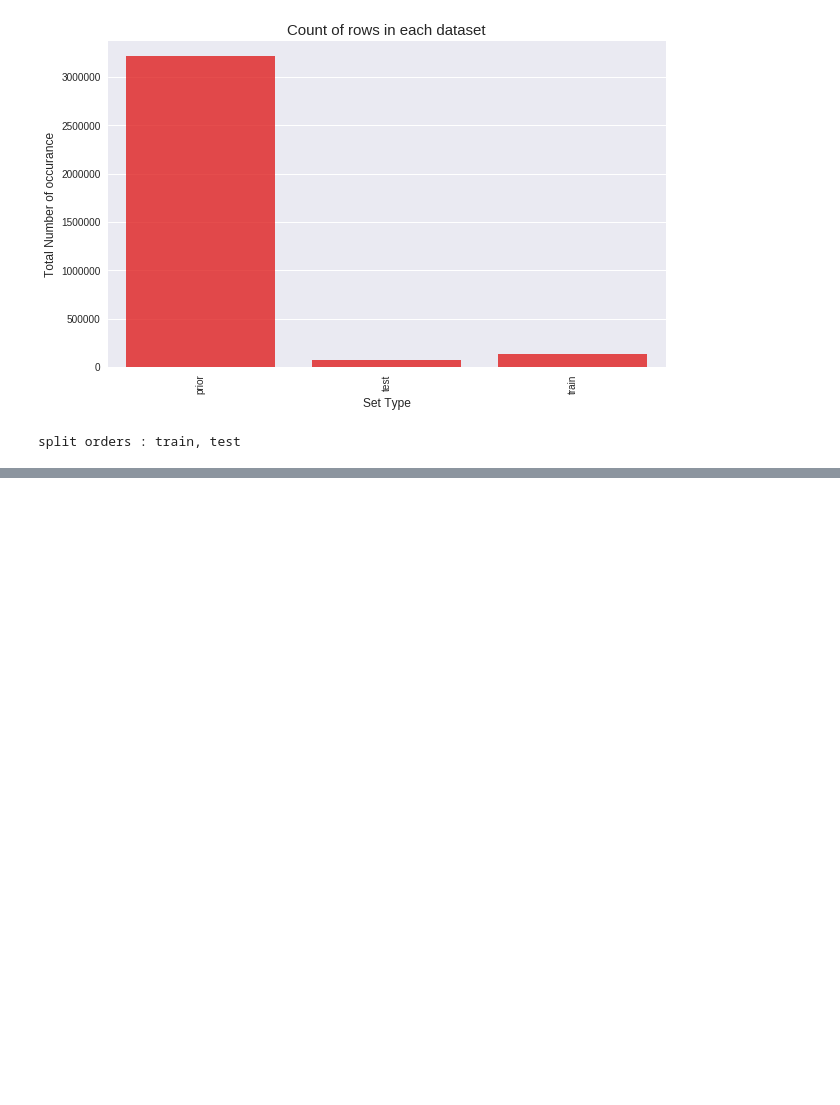
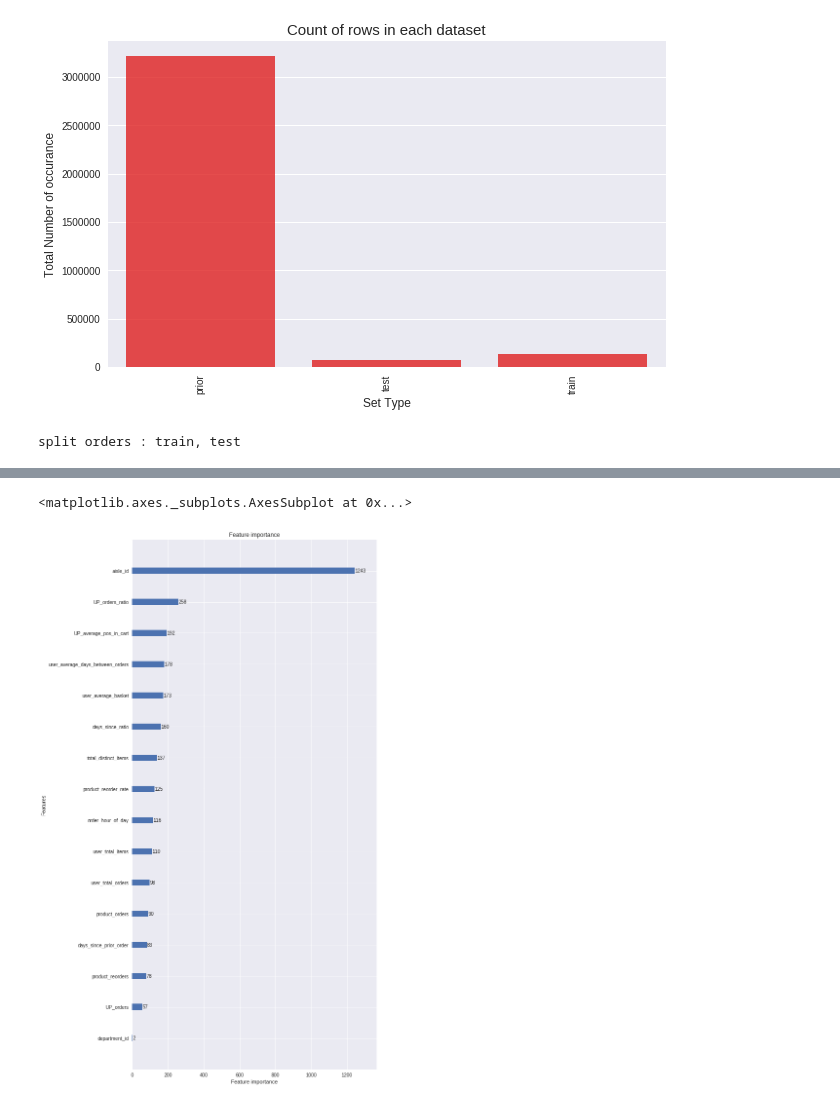
Before and after one commit to Amareshsh/Data-Mining-Project, a Jupyter notebook: project_final.ipynb, the cells around one changed output, grey strips where cells are left out. Saved outputs shown, nothing was run; the diff lists cells and outputs as text; code cells hidden in the pictures; blank space fills up the shorter version.

```diff
--- a/project_final.ipynb
+++ b/project_final.ipynb
@@ -156,18 +237,18 @@ plt.show()
 # %% [output]
 [figure]
 # %%
-### train / test orders ###
+# Seperation of train and test orderset from orders to make model and predict
+
 print('split orders : train, test')
 test_orders = orders[orders.eval_set == 'test']
 train_orders = orders[orders.eval_set == 'train']
 
 ptrain = ptrain[['order_id','product_id','add_to_cart_order','reordered']]
 ptrain.set_index(['order_id', 'product_id'], inplace=True, drop=False)
+train_orders = train_orders.loc[train_orders['user_id']<= limits]
+test_orders = test_orders.loc[test_orders['user_id']<= limits]
 # %% [output]
 split orders : train, test
-# %%
-train_orders = train_orders.loc[train_orders['user_id']<=500]
-test_orders = test_orders.loc[test_orders['user_id']<=500]
 # %%
 ### build list of candidate products to reorder, with features ###
 
@@ -202,7 +283,7 @@ def features(selected_orders, labels_given=False):
     df['user_average_basket'] =  df.user_id.map(user.average_basket)
 
     print('order related features')
-    # df['dow'] = df.order_id.map(orders.order_dow)
+    df['dow'] = df.order_id.map(orders.order_dow)
     df['order_hour_of_day'] = df.order_id.map(orders.order_hour_of_day)
     df['days_since_prior_order'] = df.order_id.map(orders.days_since_prior_order)
     df['days_since_ratio'] = df.days_since_prior_order / df.user_average_days_between_orders
@@ -215,19 +296,10 @@ def features(selected_orders, labels_given=False):
     df['product_reorder_rate'] = df.product_id.map(products.reorder_rate)
 
     print('user_X_product related features')
-    df['z'] = df.user_id * 100000 + df.product_id
+    df['z'] = df.user_id * 50000 + df.product_id
     df.drop(['user_id'], axis=1, inplace=True)
     df['UP_orders'] = df.z.map(userXproduct.nb_orders)
     df['UP_orders_ratio'] = (df.UP_orders / df.user_total_orders).astype(np.float32)
-    df['UP_last_order_id'] = df.z.map(userXproduct.last_order_id)
     df['UP_average_pos_in_cart'] = (df.z.map(userXproduct.sum_pos_in_cart) / df.UP_orders).astype(np.float32)
     df['UP_reorder_rate'] = (df.UP_orders / df.user_total_orders).astype(np.float32)
-    df['UP_orders_since_last'] = df.user_total_orders - df.UP_last_order_id.map(orders.order_number)
-    df['UP_delta_hour_vs_last'] = abs(df.order_hour_of_day - df.UP_last_order_id.map(orders.order_hour_of_day)).map(lambda x: min(x, 24-x)).astype(np.int8)
-    #df['UP_same_dow_as_last_order'] = df.UP_last_order_id.map(orders.order_dow) == \
-    #                                              df.order_id.map(orders.order_dow)
-
-    df.drop(['UP_last_order_id', 'z'], axis=1, inplace=True)
-    print(df.dtypes)
-    print(df.memory_usage())
     return (df, labels)
@@ -336,0 +306,15 @@ light GBM predict
+# %%
+# Gathering required features and labels for given train_orders
+df_train, labels = features(train_orders, labels_given=True)
+
+# features to be used for training the data
+
+### eliminating user_id and userXproduct_id because they are not related with orders because user_id and userXproduct_id
+### is assigned by randomly has nothing to do with product ordered by customer ###
+
+f_to_use = ['user_total_orders', 'user_total_items', 'total_distinct_items',
+       'user_average_days_between_orders', 'user_average_basket',
+       'order_hour_of_day', 'days_since_prior_order', 'days_since_ratio',
+       'aisle_id', 'department_id', 'product_orders', 'product_reorders',
+       'product_reorder_rate', 'UP_orders', 'UP_orders_ratio',
+       'UP_average_pos_in_cart', 'UP_reorder_rate']
@@ -336,0 +465,7 @@ light GBM predict
+# %%
+# Feature and its importance for better tuning of parameters
+
+lgb.plot_importance(bst, figsize=(9,20))
+# %% [output]
+<matplotlib.axes._subplots.AxesSubplot at 0x...>
+[figure, added]
```
Also changed, not shown: parts of 15 cells of this notebook.
